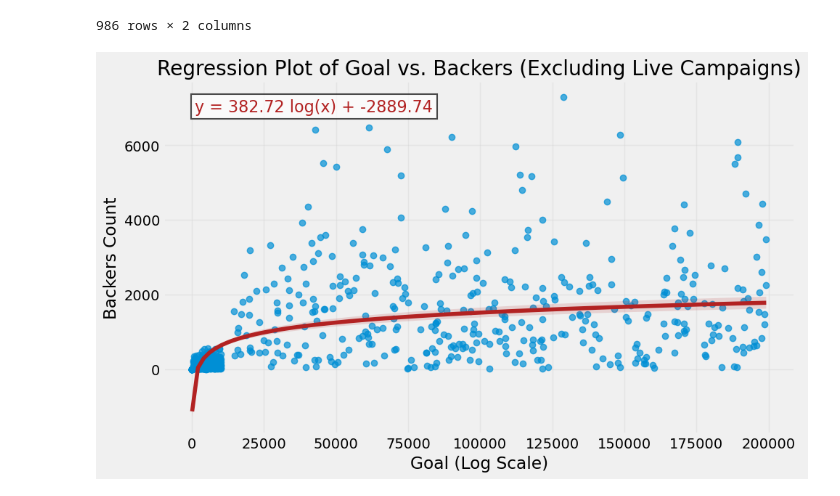
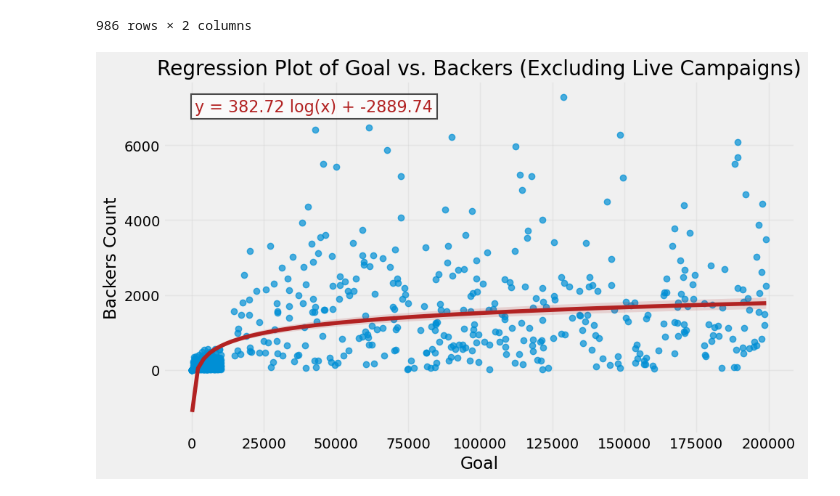
Before and after one commit to andrew-m-vick/Crowdfunding_ETL, a Jupyter notebook: Analysis/Analysis.ipynb, the cells around one changed output. Drawn from its saved outputs; the diff is of its cells as text; code cells hidden in the pictures.

```diff
--- a/Analysis/Analysis.ipynb
+++ b/Analysis/Analysis.ipynb
@@ -266,32 +289,32 @@ ax = sns.regplot(
 # Calculate and display regression equation
 slope, intercept, r_value, p_value, std_err = st.linregress(np.log(df_plot["goal"]), df_plot["backers_count"])
 equation = f"y = {slope:.2f} log(x) + {intercept:.2f}"
 
 # Set annotation position (adjust as needed)
 x_pos = 0.05  # Fraction of the plot width
 y_pos = 0.95  # Fraction of the plot height
 
 # Add the equation annotation
 ax.text(
     x_pos,
     y_pos,
     equation,
     transform=ax.transAxes,
     fontsize=16,
     verticalalignment='top',
     bbox=dict(
         facecolor='white',
         alpha=0.7,
         edgecolor='black',
         linewidth=1.5          # Set border width
     ),
     color='firebrick'           # Set font color to firebrick
 )
 
-plt.xlabel("Goal (Log Scale)")
+plt.xlabel("Goal")
 plt.ylabel("Backers Count")
 plt.title("Regression Plot of Goal vs. Backers (Excluding Live Campaigns)")
 plt.grid(axis="both", alpha=0.3)
 plt.show()
 # %% [output]
-[figure, old version]
+[figure, new version]
```
Also changed, not shown: parts of 5 cells of this notebook, 1 other file.
